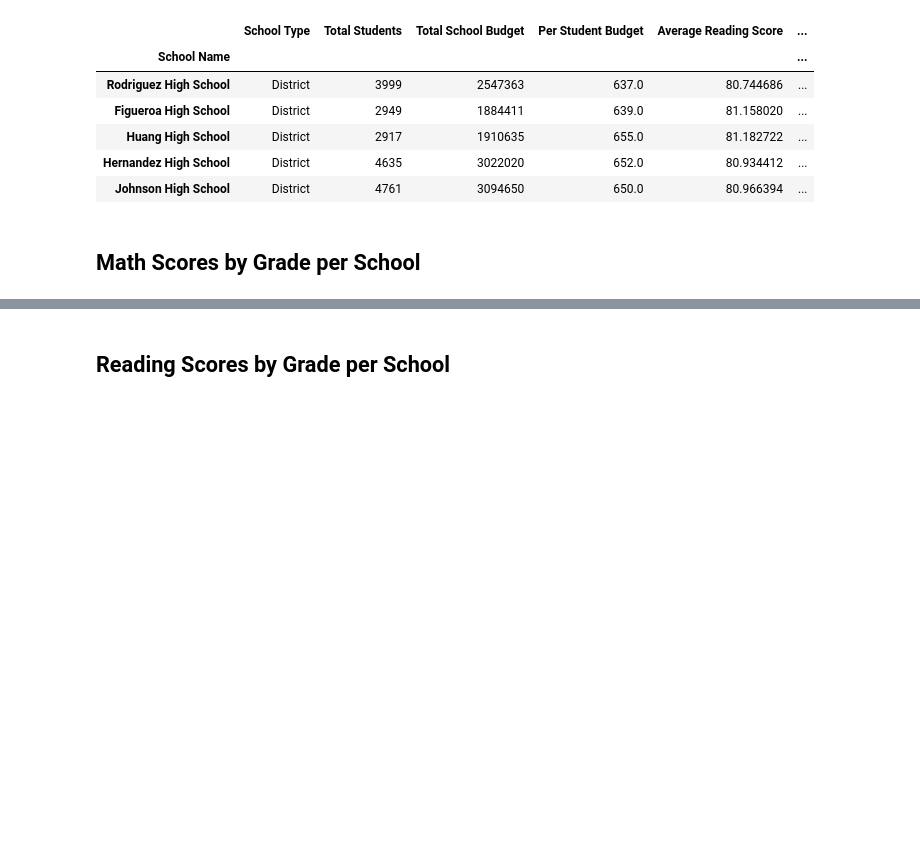
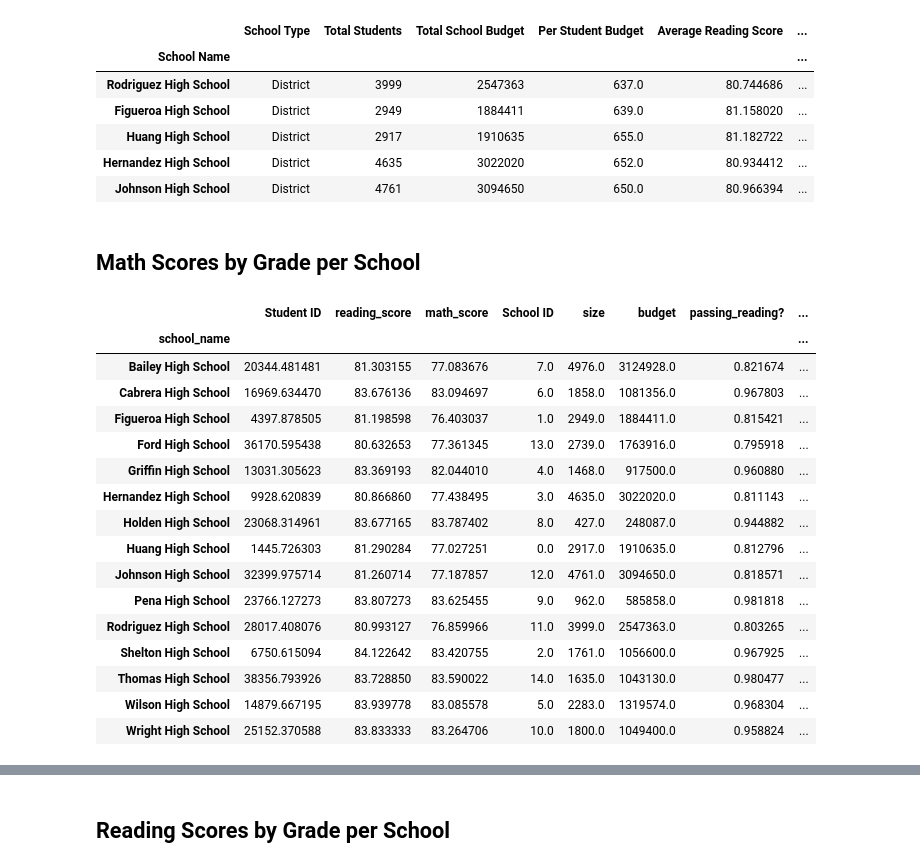
Before and after one commit to SamEspe/pandas-challenge, a Jupyter notebook: PyCitySchools/PandasChallenge.ipynb, the cells around one changed output, grey strips where cells are left out. Saved outputs shown, nothing was run; the diff lists cells and outputs as text; code cells hidden in the pictures; blank space fills up the shorter version.

```diff
--- a/PyCitySchools/PandasChallenge.ipynb
+++ b/PyCitySchools/PandasChallenge.ipynb
@@ -432,2 +217,34 @@ bottom_performing_overall.head()
+# %%
+#Create pandas series of math scores for each grade
+
+ninth_grade = school_data_complete[(school_data_complete["grade"] == "9th")]
+tenth_grade = school_data_complete[(school_data_complete["grade"] == "10th")]
+eleventh_grade = school_data_complete[(school_data_complete["grade"] == "11th")]
+twelfth_grade = school_data_complete[(school_data_complete["grade"] == "12th")]
 # %%
 #Group grade series by school
+
+ninth_grade_by_school = ninth_grade.groupby("school_name").mean()
+tenth_grade_by_school = tenth_grade.groupby("school_name").mean()
+eleventh_grade_by_school = eleventh_grade.groupby("school_name").mean()
+twelfth_grade_by_school = twelfth_grade.groupby("school_name").mean()
+# %%
+ninth_grade_by_school
+# %% [output]
+|  | Student ID | reading_score | math_score | School ID | size | budget | passing_reading? | ... |
+| school_name |  |  |  |  |  |  |  | ... |
+| Bailey High School | 20344.481481 | 81.303155 | 77.083676 | 7.0 | 4976.0 | 3124928.0 | 0.821674 | ... |
+| Cabrera High School | 16969.634470 | 83.676136 | 83.094697 | 6.0 | 1858.0 | 1081356.0 | 0.967803 | ... |
+| Figueroa High School | 4397.878505 | 81.198598 | 76.403037 | 1.0 | 2949.0 | 1884411.0 | 0.815421 | ... |
+| Ford High School | 36170.595438 | 80.632653 | 77.361345 | 13.0 | 2739.0 | 1763916.0 | 0.795918 | ... |
+| Griffin High School | 13031.305623 | 83.369193 | 82.044010 | 4.0 | 1468.0 | 917500.0 | 0.960880 | ... |
+| Hernandez High School | 9928.620839 | 80.866860 | 77.438495 | 3.0 | 4635.0 | 3022020.0 | 0.811143 | ... |
+| Holden High School | 23068.314961 | 83.677165 | 83.787402 | 8.0 | 427.0 | 248087.0 | 0.944882 | ... |
+| Huang High School | 1445.726303 | 81.290284 | 77.027251 | 0.0 | 2917.0 | 1910635.0 | 0.812796 | ... |
+| Johnson High School | 32399.975714 | 81.260714 | 77.187857 | 12.0 | 4761.0 | 3094650.0 | 0.818571 | ... |
+| Pena High School | 23766.127273 | 83.807273 | 83.625455 | 9.0 | 962.0 | 585858.0 | 0.981818 | ... |
+| Rodriguez High School | 28017.408076 | 80.993127 | 76.859966 | 11.0 | 3999.0 | 2547363.0 | 0.803265 | ... |
+| Shelton High School | 6750.615094 | 84.122642 | 83.420755 | 2.0 | 1761.0 | 1056600.0 | 0.967925 | ... |
+| Thomas High School | 38356.793926 | 83.728850 | 83.590022 | 14.0 | 1635.0 | 1043130.0 | 0.980477 | ... |
+| Wilson High School | 14879.667195 | 83.939778 | 83.085578 | 5.0 | 2283.0 | 1319574.0 | 0.968304 | ... |
+| Wright High School | 25152.370588 | 83.833333 | 83.264706 | 10.0 | 1800.0 | 1049400.0 | 0.958824 | ... |
```
Also changed, not shown: parts of 59 cells of this notebook.
